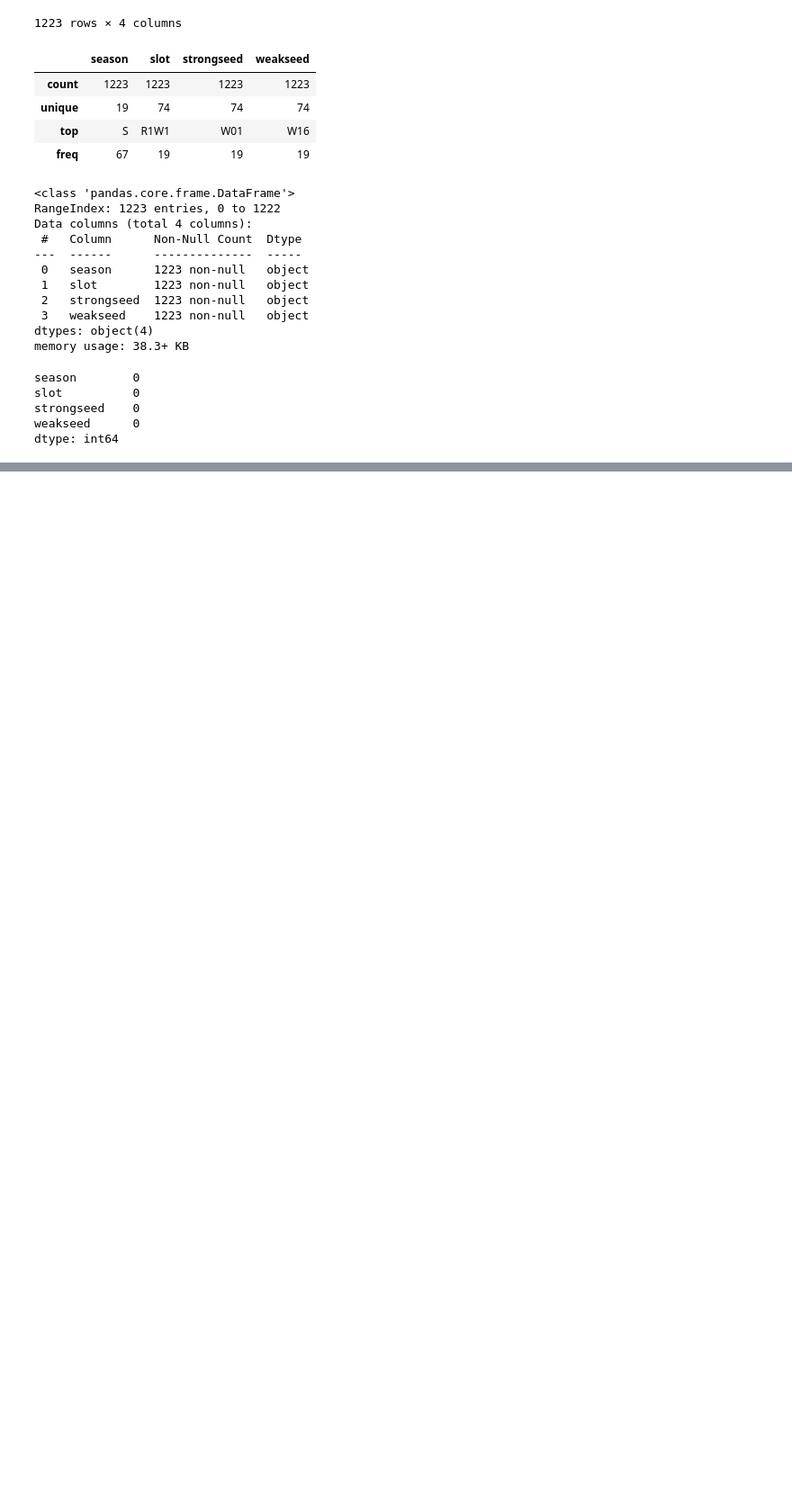
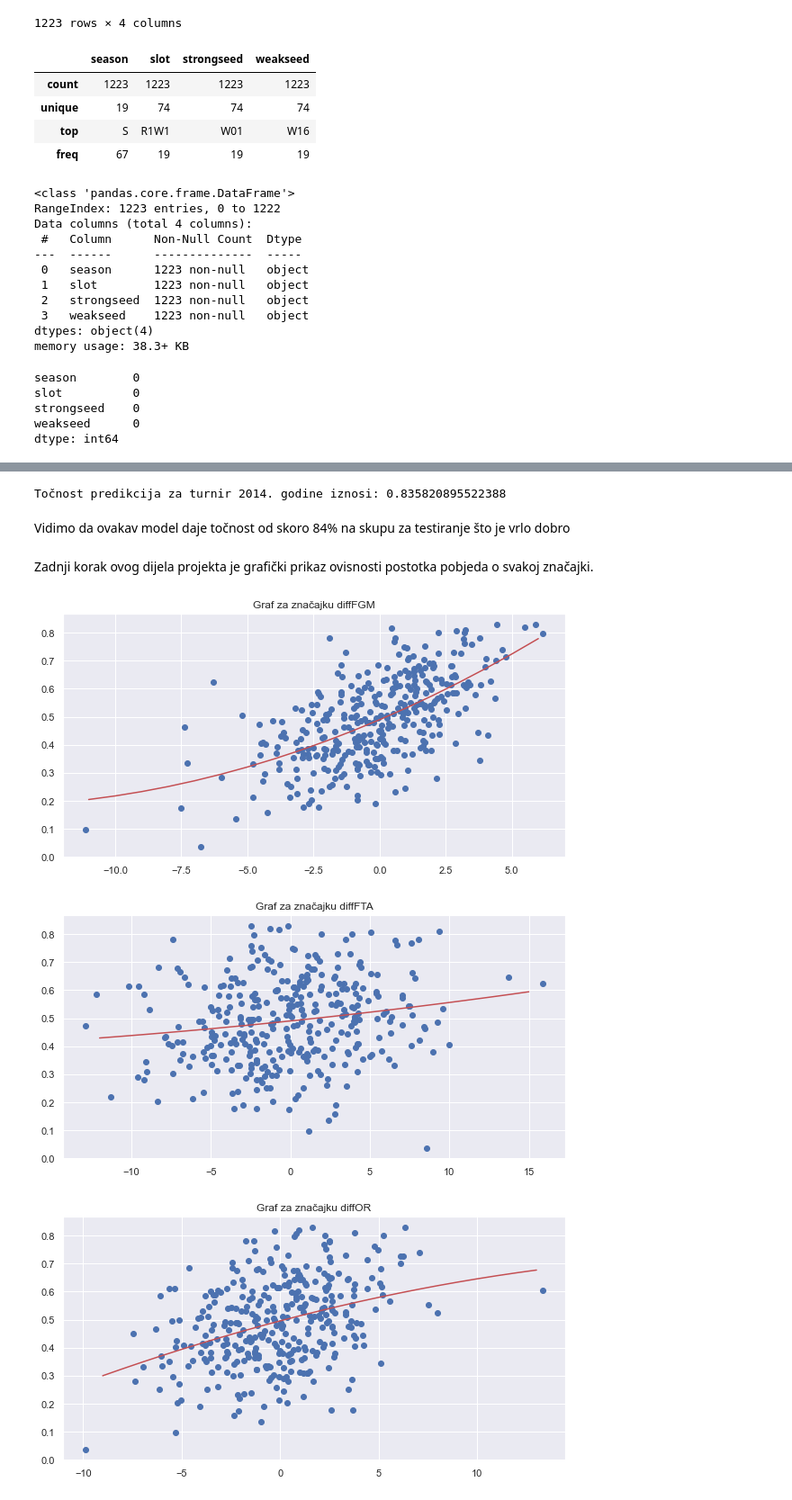
Before and after one commit to RoginicMatija/UZOP-Projekt, a Jupyter notebook: MarchMadness.ipynb, the cells around one changed output, grey strips where cells are left out. Shown at 90% size. Drawn from its saved outputs; the diff is of its cells as text; code cells hidden in the pictures; blank space fills up the shorter version.

```diff
--- a/MarchMadness.ipynb
+++ b/MarchMadness.ipynb
@@ -850,0 +1159,3 @@ dtype: int64
+# %%
+to_predict = tourney_detailed[tourney_detailed.Season == 2014]
+to_predict
@@ -850,0 +1178,52 @@ dtype: int64
+# %%
+total = 0
+pred = []
+for index, row in to_predict.iterrows():
+    idw = row['WTeamID']
+    idl = row['LTeamID']
+    wdiff = []
+    ldiff = []
+    for ind, r in diff.iterrows():
+        if r['Momčad'] == idw:
+            for j in six:
+                wdiff.append(r[j])
+        elif r['Momčad'] == idl:
+            for j in six:
+                ldiff.append(r[j])
+    d = []
+    for i in range(6):
+        d.append(wdiff[i]-ldiff[i])
+    res = 0
+    for i in range(6):
+        weights = w[i]
+        res += (d[i]*d[i]*weights[0] + d[i]*weights[1] + weights[2])
+    res /= 6
+    pred.append(res)
+    if res >= 0.5:
+        total += 1
+
+print("Točnost predikcija za turnir 2014. godine iznosi: " + str(total/len(to_predict)))
+# %% [output]
+Točnost predikcija za turnir 2014. godine iznosi: 0.835820895522388
+# %% [markdown]
+Vidimo da ovakav model daje točnost od skoro 84% na skupu za testiranje što je vrlo dobro
+# %% [markdown]
+Zadnji korak ovog dijela projekta je grafički prikaz ovisnosti postotka pobjeda o svakoj značajki.
+# %%
+for i in range(len(x)):
+    plt.scatter(x[i],y)
+    t = "Graf za značajku " + str(six[i])
+    pred = []
+    minn = min(x[i])
+    maxx = max(x[i])
+    var = list(z for z in range(int(minn), int(maxx+1)))
+    for z in var:
+        h = w[i][0]*z*z + w[i][1]*z + w[i][2]
+        pred.append(h)
+    plt.plot(var, pred, color = 'r')
+    plt.title(t)
+    plt.show()
+# %% [output]
+[figure, added]
+[figure, added]
+[figure, added]
```
Also changed, not shown: parts of 38 cells of this notebook.
